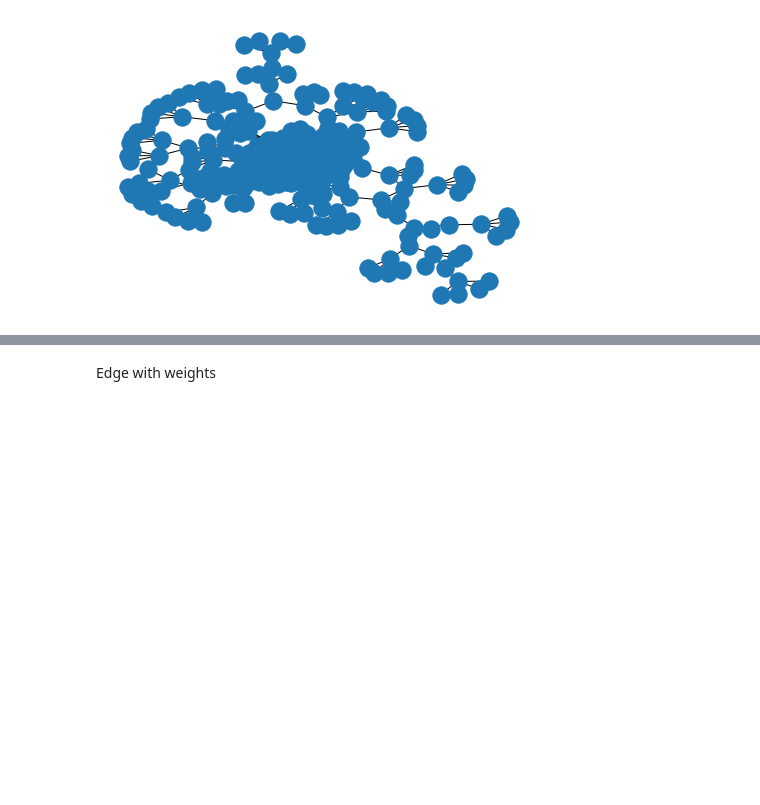
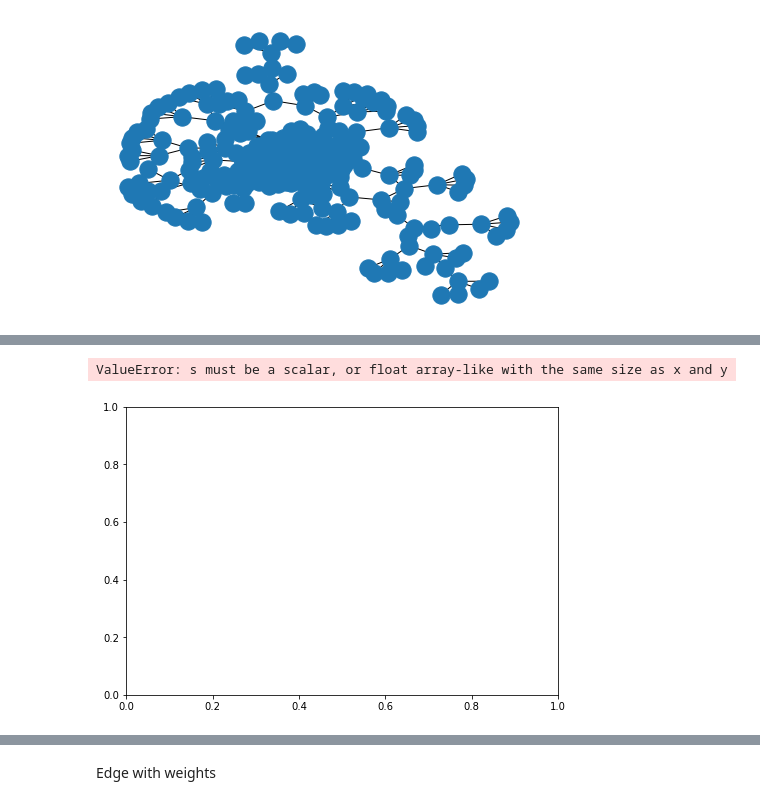
Before and after one commit to nyangzip/DevSusbject, a Jupyter notebook: test.ipynb, the cells around one changed output, grey strips where cells are left out. Cells and saved outputs as stored; diff of their text form; code cells hidden in the pictures; blank space fills up the shorter version.

```diff
--- a/test.ipynb
+++ b/test.ipynb
@@ -123,0 +124,6 @@ The iterable function was deprecated in Matplotlib 3.1 and will be removed in 3.
+# %%
+node_size = []
+nx.draw(G,nodelist=test.Kaggle,node_size=[node_size.append(1) for ii in range(G.number_of_nodes())])
+# %% [output]
+ValueError: s must be a scalar, or float array-like with the same size as x and y
+[figure, added]
```
Also changed, not shown: parts of 31 cells of this notebook, 5 other files.
